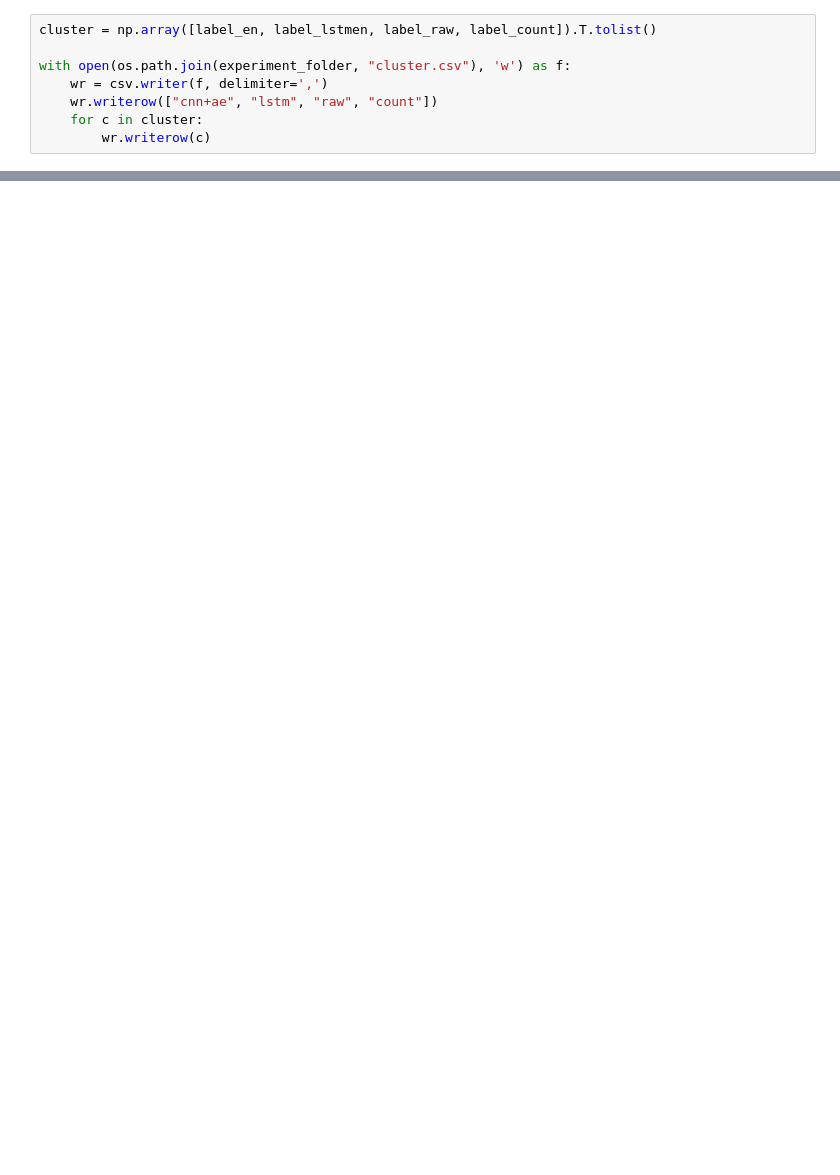
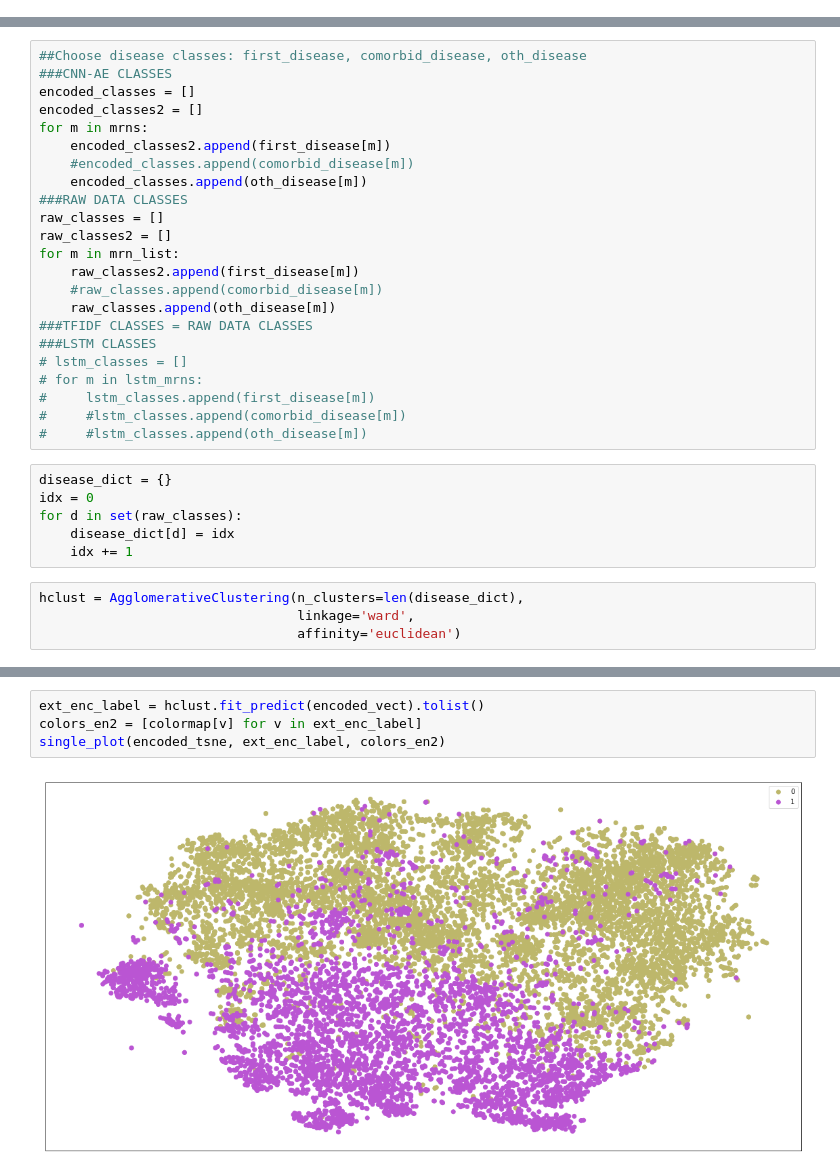
Before and after one commit to landiisotta/stratification_ILRM, a Jupyter notebook: src/data_clustering_visualization.ipynb, the cells around one changed output, grey strips where cells are left out. Cells and saved outputs as stored; diff of their text form; blank space fills up the shorter version.

```diff
--- a/src/data_clustering_visualization.ipynb
+++ b/src/data_clustering_visualization.ipynb
@@ -415,8 +0,0 @@ freq_term(raw_data, n_clust_lstmen, label_lstmen, 1, ['icd9', 'medication'])
-# %%
-cluster = np.array([label_en, label_lstmen, label_raw, label_count]).T.tolist()
-
-with open(os.path.join(experiment_folder, "cluster.csv"), 'w') as f:
-    wr = csv.writer(f, delimiter=',')
-    wr.writerow(["cnn+ae", "lstm", "raw", "count"])
-    for c in cluster:
-        wr.writerow(c)
@@ -422,0 +433,33 @@ with open(os.path.join(experiment_folder, "cluster.csv"), 'w') as f:
+# %%
+##Choose disease classes: first_disease, comorbid_disease, oth_disease
+###CNN-AE CLASSES
+encoded_classes = []
+encoded_classes2 = []
+for m in mrns:
+    encoded_classes2.append(first_disease[m])
+    #encoded_classes.append(comorbid_disease[m])
+    encoded_classes.append(oth_disease[m])
+###RAW DATA CLASSES
+raw_classes = []
+raw_classes2 = []
+for m in mrn_list:
+    raw_classes2.append(first_disease[m])
+    #raw_classes.append(comorbid_disease[m])
+    raw_classes.append(oth_disease[m])
+###TFIDF CLASSES = RAW DATA CLASSES
+###LSTM CLASSES
+# lstm_classes = []
+# for m in lstm_mrns:
+#     lstm_classes.append(first_disease[m])
+#     #lstm_classes.append(comorbid_disease[m])
+#     #lstm_classes.append(oth_disease[m])
+# %%
+disease_dict = {}
+idx = 0
+for d in set(raw_classes):
+    disease_dict[d] = idx
+    idx += 1
+# %%
+hclust = AgglomerativeClustering(n_clusters=len(disease_dict),
+                                 linkage='ward',
+                                 affinity='euclidean')
@@ -422,0 +479,6 @@ with open(os.path.join(experiment_folder, "cluster.csv"), 'w') as f:
+# %%
+ext_enc_label = hclust.fit_predict(encoded_vect).tolist()
+colors_en2 = [colormap[v] for v in ext_enc_label]
+single_plot(encoded_tsne, ext_enc_label, colors_en2)
+# %% [output]
+[figure, added]
```
Also changed, not shown: parts of 98 cells of this notebook, 14 other files.
